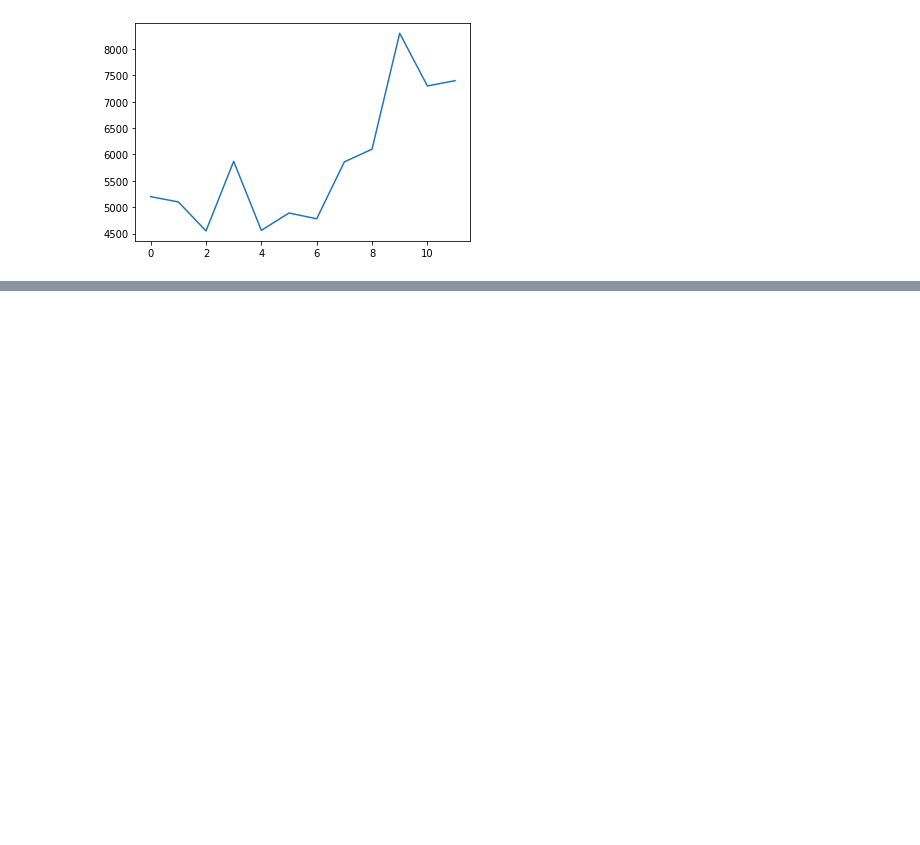
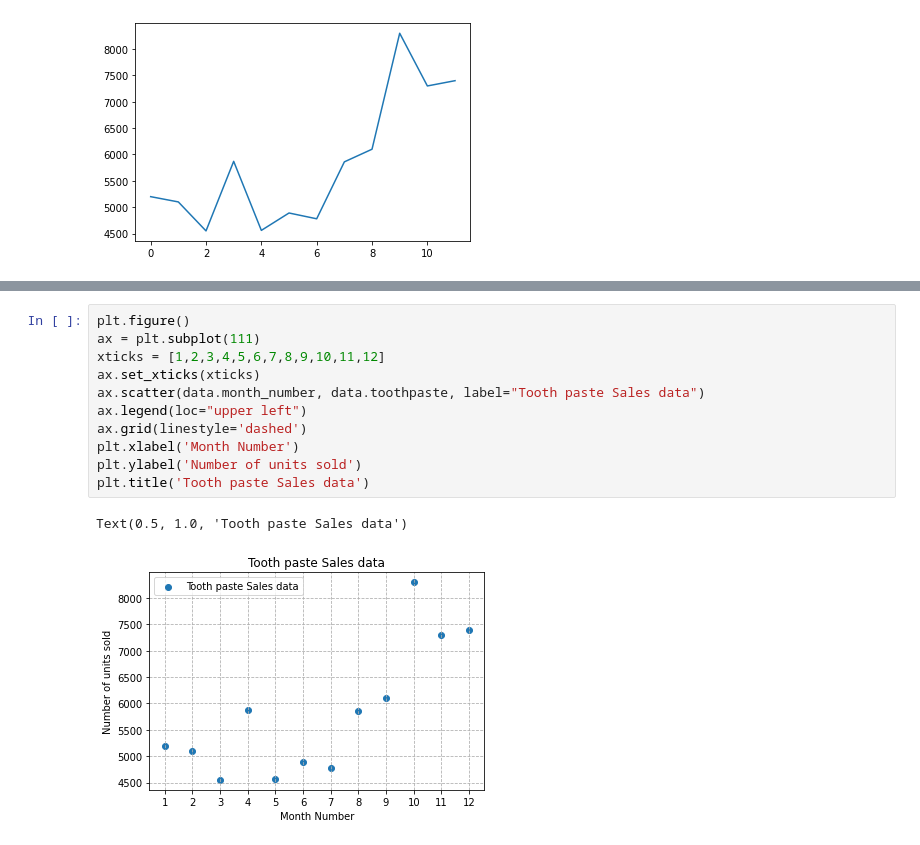
Before and after one commit to trenklem/DataScience21, a Jupyter notebook: Block_1/Assignments/1_MatplotLib.ipynb, the cells around one changed output, grey strips where cells are left out. Cells and saved outputs as stored; diff of their text form; blank space fills up the shorter version.

```diff
--- a/Block_1/Assignments/1_MatplotLib.ipynb
+++ b/Block_1/Assignments/1_MatplotLib.ipynb
@@ -71,6 +116,20 @@ Also, add a grid in the plot.
 
 ### The result should look something like this:
 <img src="IMG/4.png" width=400>
+# %%
+plt.figure()
+ax = plt.subplot(111)
+xticks = [1,2,3,4,5,6,7,8,9,10,11,12]
+ax.set_xticks(xticks)
+ax.scatter(data.month_number, data.toothpaste, label="Tooth paste Sales data")
+ax.legend(loc="upper left")
+ax.grid(linestyle='dashed')
+plt.xlabel('Month Number')
+plt.ylabel('Number of units sold')
+plt.title('Tooth paste Sales data')
+# %% [output]
+Text(0.5, 1.0, 'Tooth paste Sales data')
+[figure, added]
 # %% [markdown]
 ## Exercise 5
 Read face cream and facewash product sales data and show it using the bar chart
```
Also changed, not shown: parts of 6 cells of this notebook.
